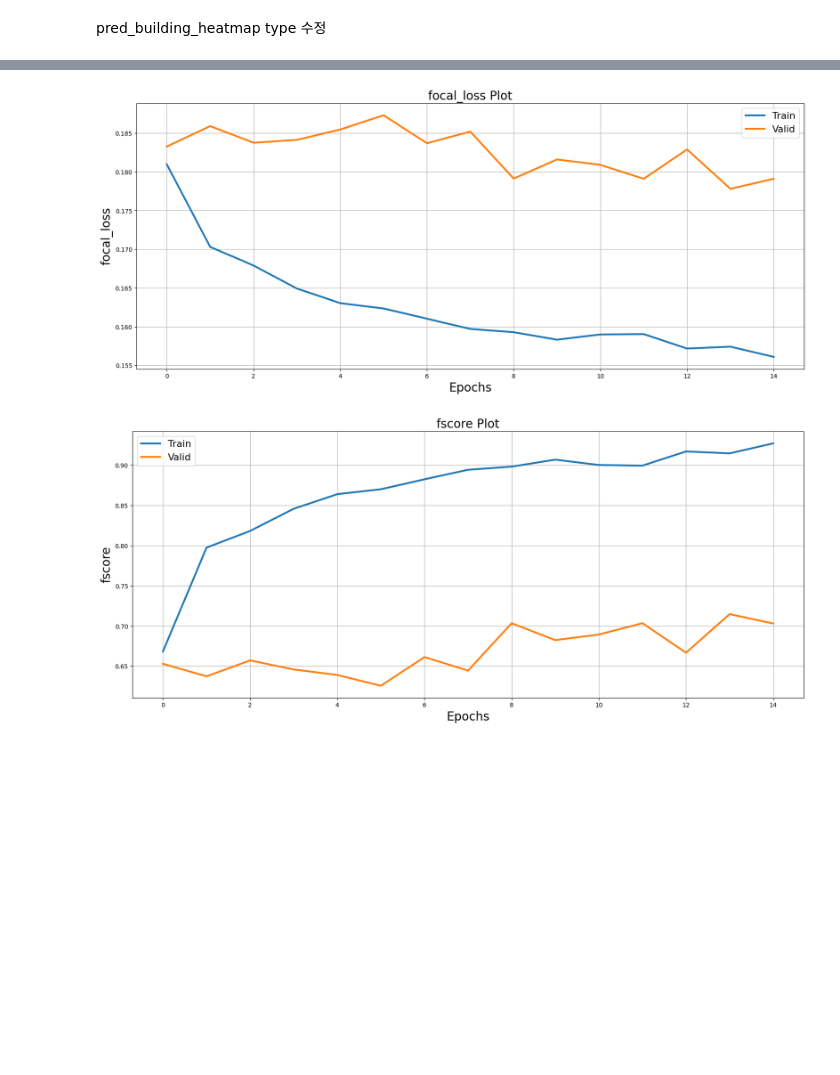
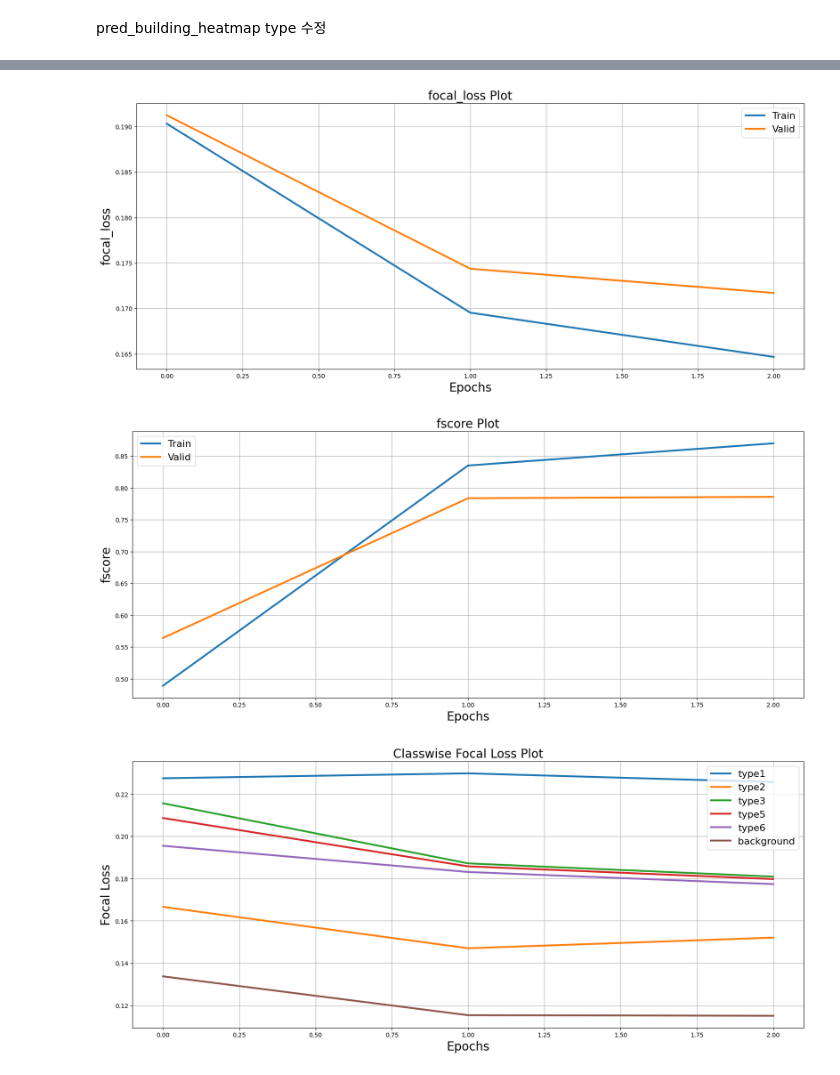
Before and after one commit to KnittingGirls/AI, a Jupyter notebook: DeepLab/DeepLabV3_jayeong.ipynb, the cells around one changed output, grey strips where cells are left out. Cells and saved outputs as stored; diff of their text form; code cells hidden in the pictures; blank space fills up the shorter version.

```diff
--- a/DeepLab/DeepLabV3_jayeong.ipynb
+++ b/DeepLab/DeepLabV3_jayeong.ipynb
@@ -18,7 +18,7 @@ import segmentation_models_pytorch as smp
 # %% [markdown]
 경로 수정
 # %%
-DATA_DIR = r"C:\Users\swu\Desktop\augmented"
+DATA_DIR = r"C:\Users\swu\Desktop\class_loss_test"
 train_dir=os.path.join(DATA_DIR,'train')
 test_dir=os.path.join(DATA_DIR,'test')
 
@@ -411,7 +357,6 @@ class CosineAnnealingWarmUpRestarts(_LRScheduler):
         for param_group, lr in zip(self.optimizer.param_groups, self.get_lr()):
             param_group['lr'] = lr
 
-# Define Tversky Loss
 class TverskyLoss(nn.Module):
     def __init__(self, alpha=0.5, beta=0.5, smooth=1e-6):
         super(TverskyLoss, self).__init__()
@@ -431,25 +376,13 @@ class TverskyLoss(nn.Module):
 from segmentation_models_pytorch import utils
 import tensorflow as tf
 
-# Set flag to train the model or not. If set to 'False', only prediction is performed (using an older model checkpoint)
 TRAINING = True
-
-# Set num of epochs
-EPOCHS = 15
-
-# Set device: `cuda` or `cpu`
+EPOCHS = 3
 DEVICE = torch.device("cuda" if torch.cuda.is_available() else "cpu")
 
-# define loss function
-# loss = smp.utils.losses.DiceLoss()
-# loss = TverskyLoss(alpha=0.5, beta=0.5)  # Tversky loss
-# loss = nn.CrossEntropyLoss()  # CrossEntropy loss for multi-class
-# loss=tf.keras.losses.categorical_crossentropy()
 loss=smp.losses.FocalLoss(mode='binary')
 loss.__name__='focal_loss'
-# loss.__name__='crossentropy_loss'
 
-# define metrics
 metrics = [
     smp.utils.metrics.IoU(threshold=0.5),
     smp.utils.metrics.Accuracy(threshold=0.5),
@@ -464,16 +397,11 @@ test_metrics = [
     smp.utils.metrics.Precision(threshold=0.5),
     smp.utils.metrics.Recall(threshold=0.5)
 ]
-# define optimizer
 optimizer = torch.optim.Adam([
     dict(params=model.parameters(), lr=0.0001, weight_decay=2e-5),
 ])
 
 lr_scheduler = CosineAnnealingWarmUpRestarts(optimizer, T_0=10, T_mult=1, eta_max=0.01,  T_up=2, gamma=0.2)
-
-# # load best saved model checkpoint from previous commit (if present)
-# if os.path.exists('../input/deeplabv3-efficientnetb4-frontend-using-pytorch/best_model.pth'):
-#     model = torch.load('../input/deeplabv3-efficientnetb4-frontend-using-pytorch/best_model.pth', map_location=DEVICE)
 early_stopping = EarlyStopping(patience=7, verbose=True)
 # %%
 train_epoch = smp.utils.train.TrainEpoch(
@@ -699,4 +622,17 @@ plt.legend(loc='best', fontsize=16)
 plt.grid()
 # plt.savefig('dice_loss_plot.png')
 plt.show()
+
+# 클래스별 loss
+plt.figure(figsize=(20, 8))
+for class_name, losses in classwise_epoch_loss.items():
+    plt.plot(range(len(losses)), losses, lw=3, label=class_name)
+
+plt.xlabel('Epochs', fontsize=20)
+plt.ylabel('Focal Loss', fontsize=20)
+plt.title('Classwise Focal Loss Plot', fontsize=20)
+plt.legend(loc='best', fontsize=16)
+plt.grid()
+plt.savefig('classwise_focal_loss_plot.png')
+plt.show()
 # %% [output]
@@ -704,2 +640,3 @@ plt.show()
-[figure, old version]
+[figure, new version]
-[figure, old version]
+[figure, new version]
+[figure, added]
```
Also changed, not shown: parts of 11 cells of this notebook.
